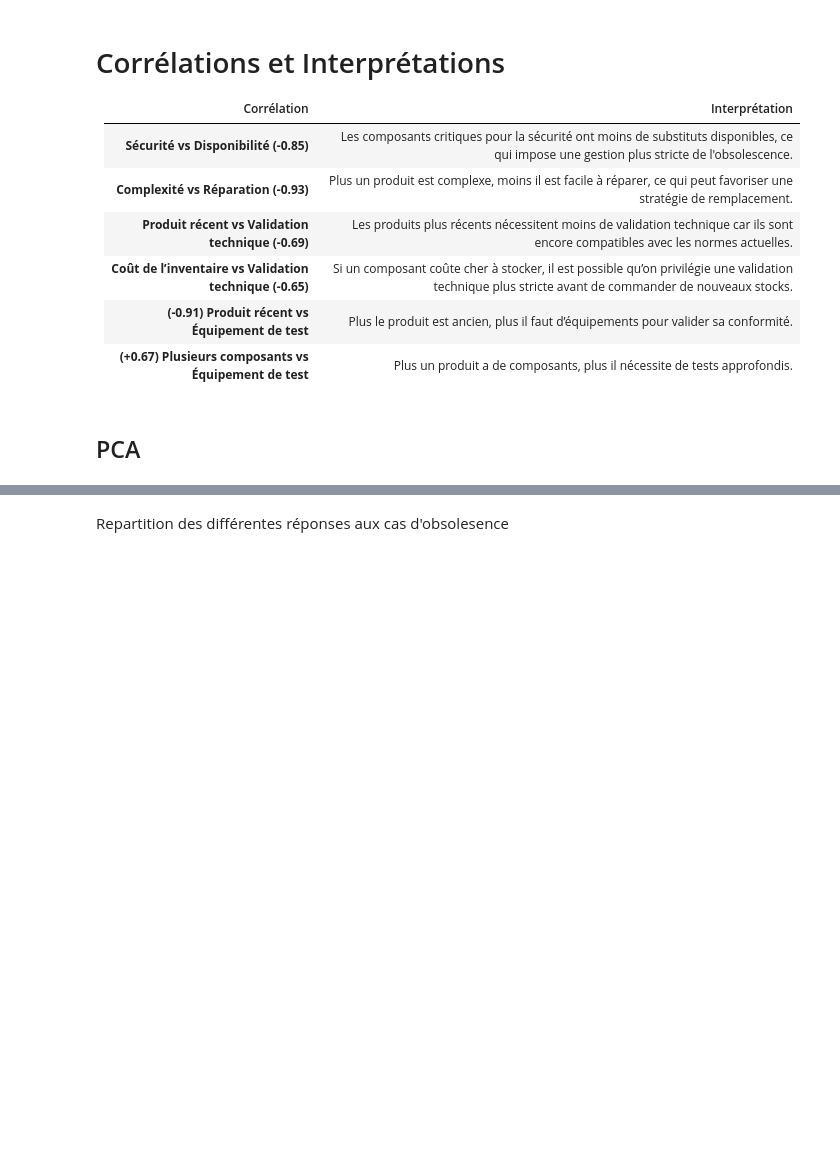
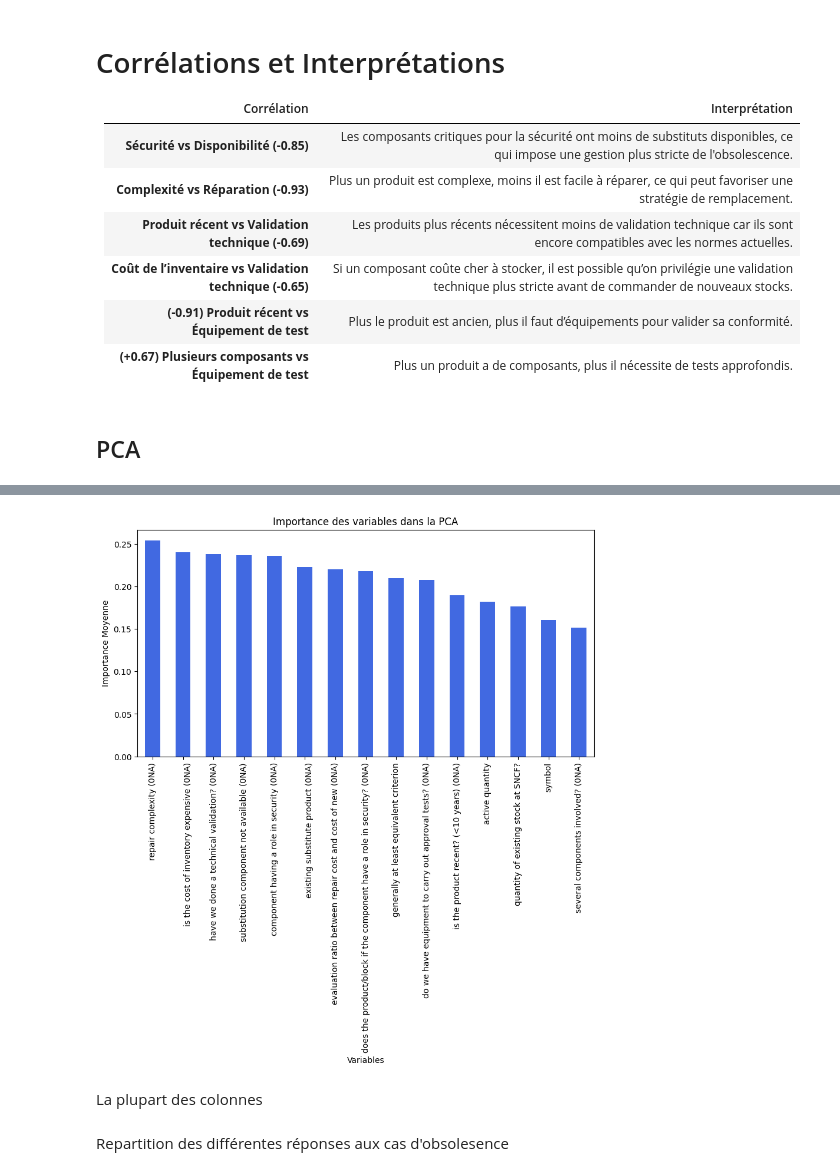
Before and after one commit to coupsim/PSYN_SNCF, a Jupyter notebook: PSYN_sncf_data.ipynb, the cells around one changed output, grey strips where cells are left out. Saved outputs shown, nothing was run; the diff lists cells and outputs as text; code cells hidden in the pictures; blank space fills up the shorter version.

```diff
--- a/PSYN_sncf_data.ipynb
+++ b/PSYN_sncf_data.ipynb
@@ -284,0 +354,6 @@ display(df_high_corr)
+# %%
+# ✅ Calcul de l'importance des colonnes (chargements des variables)
+feature_importance = pd.DataFrame(pca.components_.T,
+                                  index=cols,
+                                  columns=[f'PC{i+1}' for i in range(pca.n_components_)])
+feature_importance.abs()
@@ -284,0 +377,7 @@ display(df_high_corr)
+# %%
+# ✅ Calcul de l'importance moyenne de chaque variable (moyenne absolue des contributions)
+feature_importance['Importance Moyenne'] = feature_importance.abs().mean(axis=1)
+
+# ✅ Trier par importance décroissante
+feature_importance_sorted = feature_importance.sort_values(by="Importance Moyenne", ascending=False)
+feature_importance_sorted
@@ -285,3 +401,18 @@ display(df_high_corr)
+# %%
+# ✅ Affichage des résultats
+import matplotlib.pyplot as plt
+
+plt.figure(figsize=(10,5))
+feature_importance_sorted["Importance Moyenne"].plot(kind="bar", color="royalblue")
+plt.ylabel("Importance Moyenne")
+plt.xlabel("Variables")
+plt.title("Importance des variables dans la PCA")
+plt.xticks(rotation=90)
+plt.show()
+# %% [output]
+[figure, added]
+# %% [markdown]
+La plupart des colonnes
 # %% [markdown]
 Repartition des différentes réponses aux cas d'obsolesence
 # %%
```
Also changed, not shown: parts of 18 cells of this notebook.
